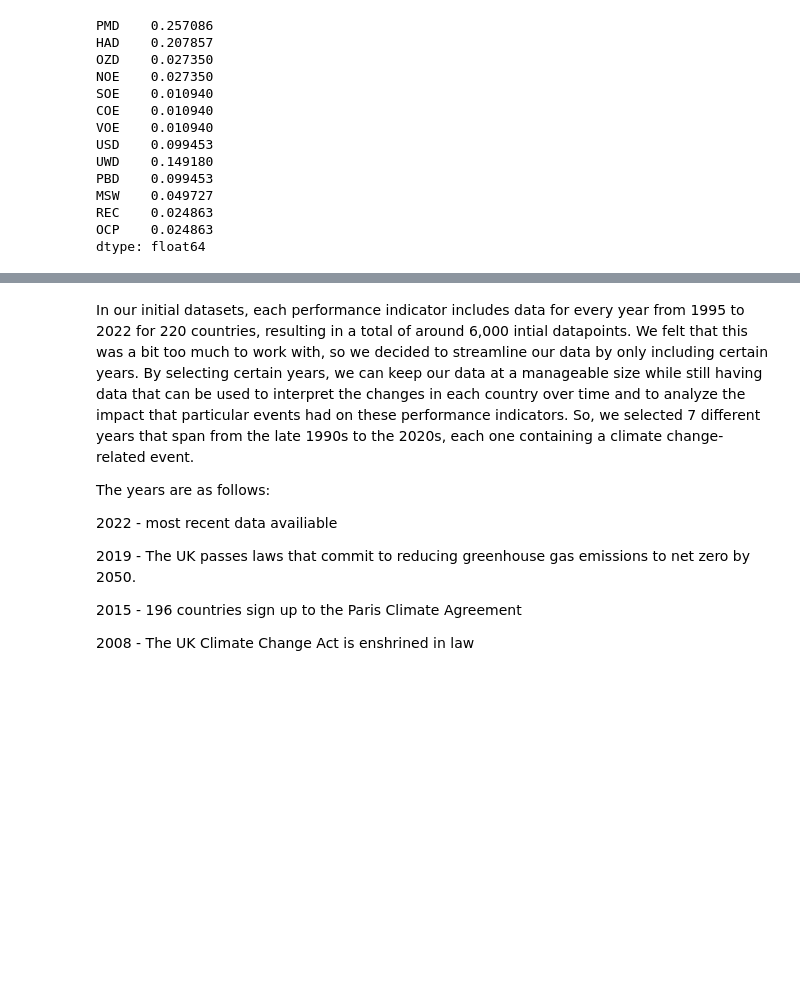
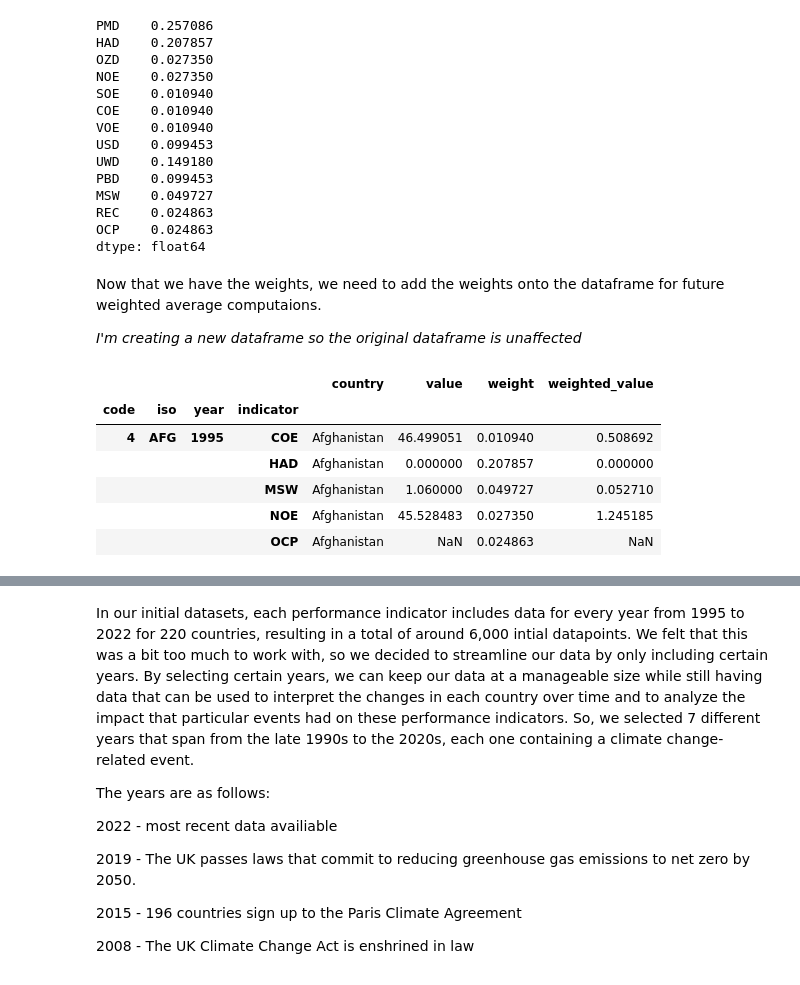
Before and after one commit to sussenbachtucker/DSCI235-Term-Project, a Jupyter notebook: DSCI235FinalProject.ipynb, the cells around one changed output, grey strips where cells are left out. Saved outputs shown, nothing was run; the diff lists cells and outputs as text; code cells hidden in the pictures; blank space fills up the shorter version.

```diff
--- a/DSCI235FinalProject.ipynb
+++ b/DSCI235FinalProject.ipynb
@@ -110,3 +110,20 @@ MSW    0.049727
 REC    0.024863
 OCP    0.024863
 dtype: float64
+# %% [markdown]
+Now that we have the weights, we need to add the weights onto the dataframe for future weighted average computaions.
+
+*I'm creating a new dataframe so the original dataframe is unaffected*
+# %%
+weighted_data = all_data.copy()
+weighted_data['weight'] = weighted_data.index.get_level_values('indicator').map(weight)
+weighted_data['weighted_value'] = weighted_data['value'] * weighted_data['weight']
+weighted_data.head()
+# %% [output]
+|  |  |  |  | country | value | weight | weighted_value |
+| code | iso | year | indicator |  |  |  |  |
+| 4 | AFG | 1995 | COE | Afghanistan | 46.499051 | 0.010940 | 0.508692 |
+|  |  |  | HAD | Afghanistan | 0.000000 | 0.207857 | 0.000000 |
+|  |  |  | MSW | Afghanistan | 1.060000 | 0.049727 | 0.052710 |
+|  |  |  | NOE | Afghanistan | 45.528483 | 0.027350 | 1.245185 |
+|  |  |  | OCP | Afghanistan | NaN | 0.024863 | NaN |
```
Also changed, not shown: parts of 4 cells of this notebook.
